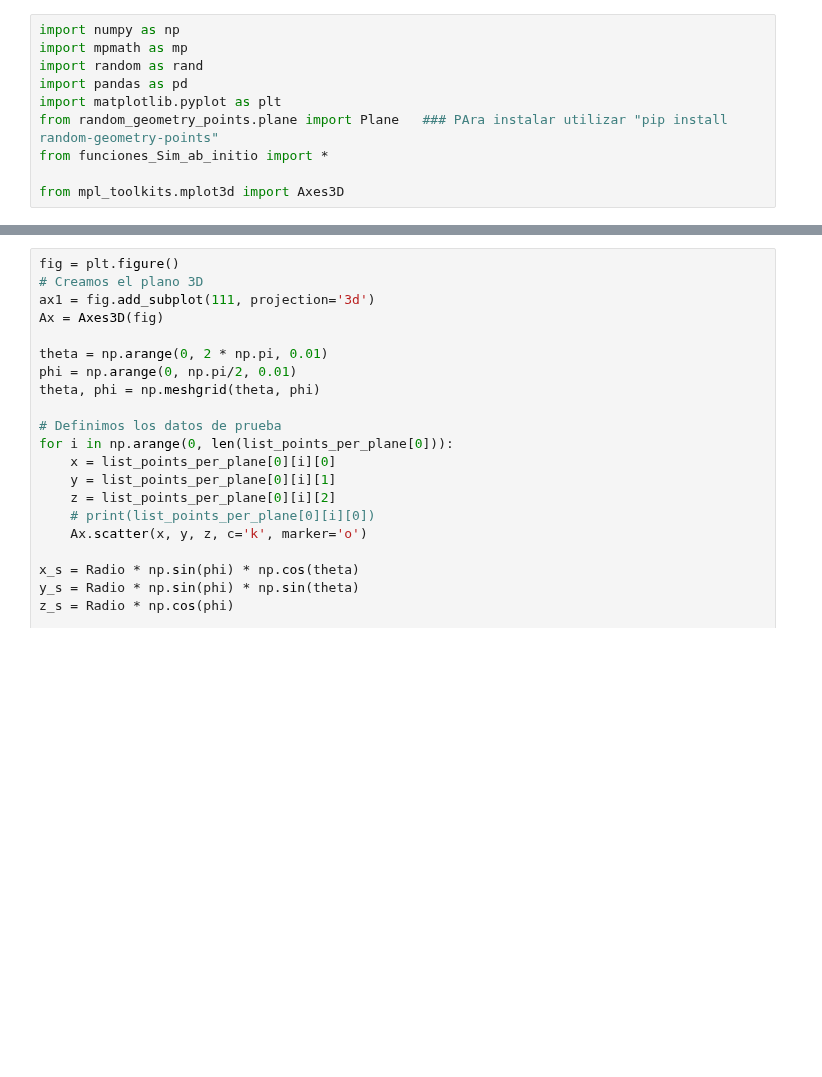
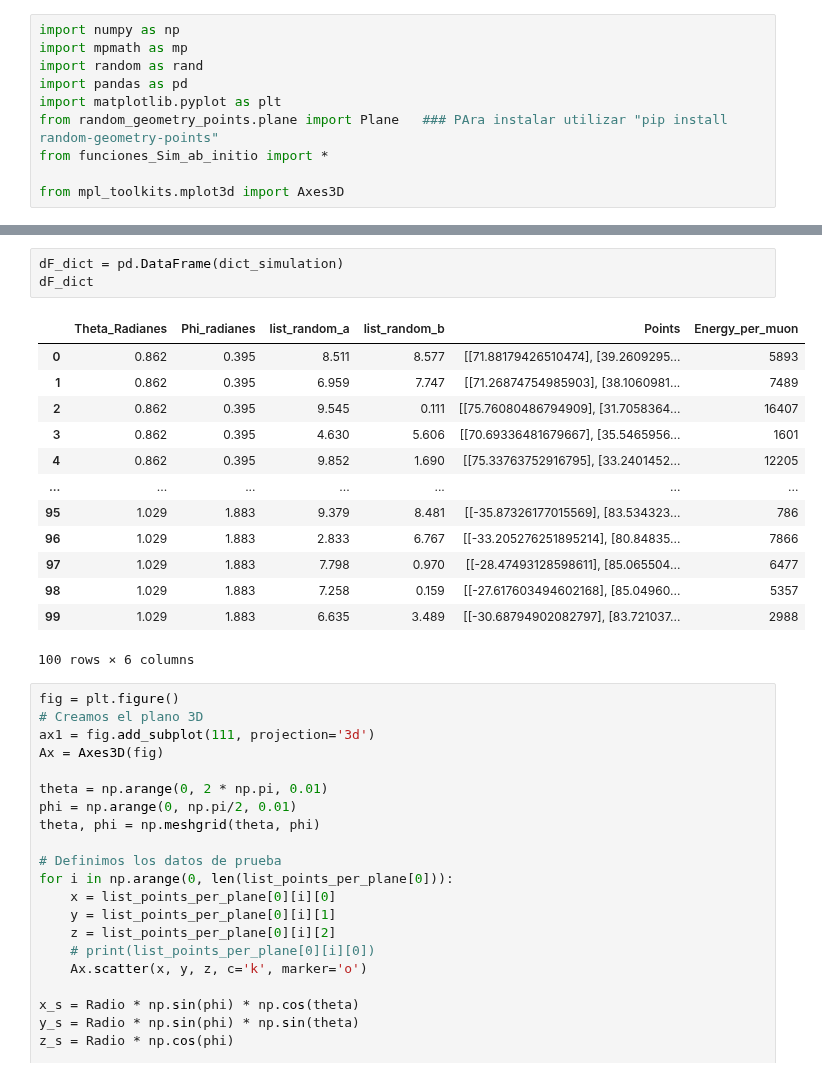
Before and after one commit to mausanram/CodigosICN, a Jupyter notebook: Simulacion_ab_initio/Sim_ab_initio.ipynb, the cells around one changed output, grey strips where cells are left out. Saved outputs shown, nothing was run; the diff lists cells and outputs as text; blank space fills up the shorter version.

```diff
--- a/Simulacion_ab_initio/Sim_ab_initio.ipynb
+++ b/Simulacion_ab_initio/Sim_ab_initio.ipynb
@@ -104,3 +79,20 @@ Número total de eventos simulados:  15710
+# %%
+dF_dict = pd.DataFrame(dict_simulation)
+dF_dict
+# %% [output]
+|  | Theta_Radianes | Phi_radianes | list_random_a | list_random_b | Points | Energy_per_muon |
+| 0 | 0.862 | 0.395 | 8.511 | 8.577 | [[71.88179426510474], [39.2609295... | 5893 |
+| 1 | 0.862 | 0.395 | 6.959 | 7.747 | [[71.26874754985903], [38.1060981... | 7489 |
+| 2 | 0.862 | 0.395 | 9.545 | 0.111 | [[75.76080486794909], [31.7058364... | 16407 |
+| 3 | 0.862 | 0.395 | 4.630 | 5.606 | [[70.69336481679667], [35.5465956... | 1601 |
+| 4 | 0.862 | 0.395 | 9.852 | 1.690 | [[75.33763752916795], [33.2401452... | 12205 |
+| ... | ... | ... | ... | ... | ... | ... |
+| 95 | 1.029 | 1.883 | 9.379 | 8.481 | [[-35.87326177015569], [83.534323... | 786 |
+| 96 | 1.029 | 1.883 | 2.833 | 6.767 | [[-33.205276251895214], [80.84835... | 7866 |
+| 97 | 1.029 | 1.883 | 7.798 | 0.970 | [[-28.47493128598611], [85.065504... | 6477 |
+| 98 | 1.029 | 1.883 | 7.258 | 0.159 | [[-27.617603494602168], [85.04960... | 5357 |
+| 99 | 1.029 | 1.883 | 6.635 | 3.489 | [[-30.68794902082797], [83.721037... | 2988 |
+100 rows × 6 columns
 # %%
 fig = plt.figure()
 # Creamos el plano 3D
```
Also changed, not shown: parts of 7 cells of this notebook, 3 other files.
